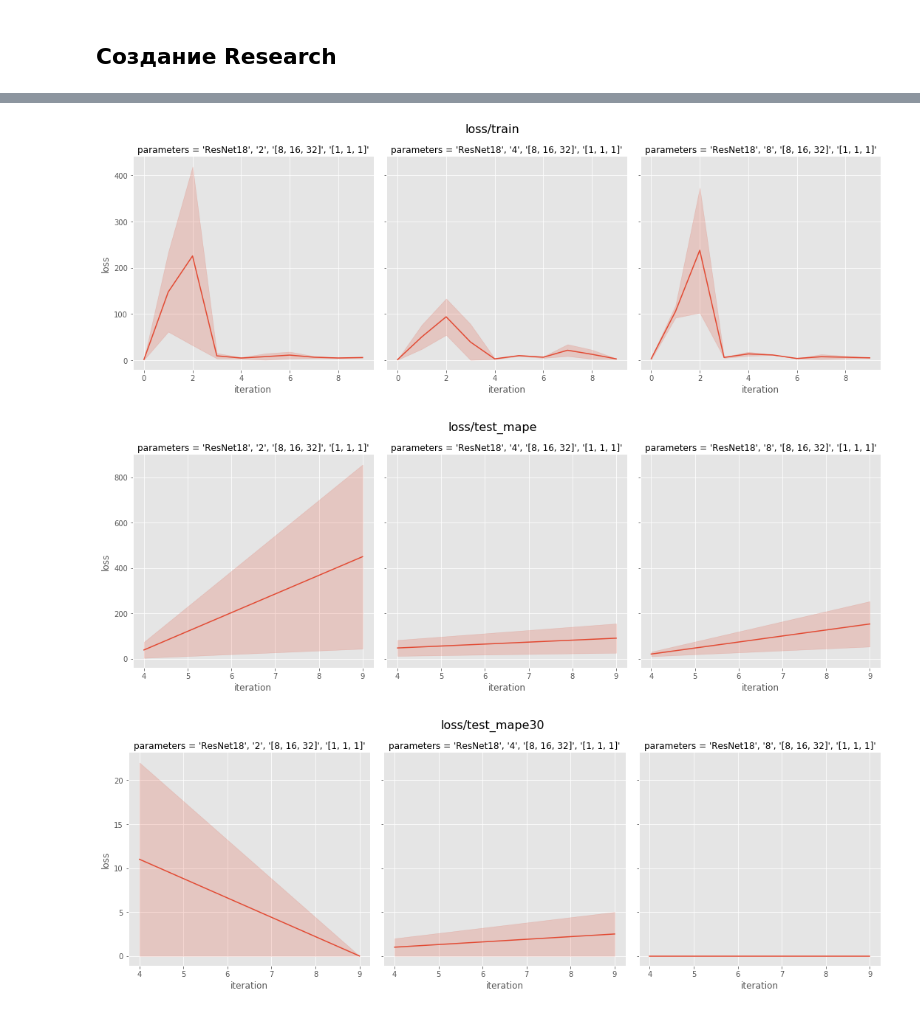
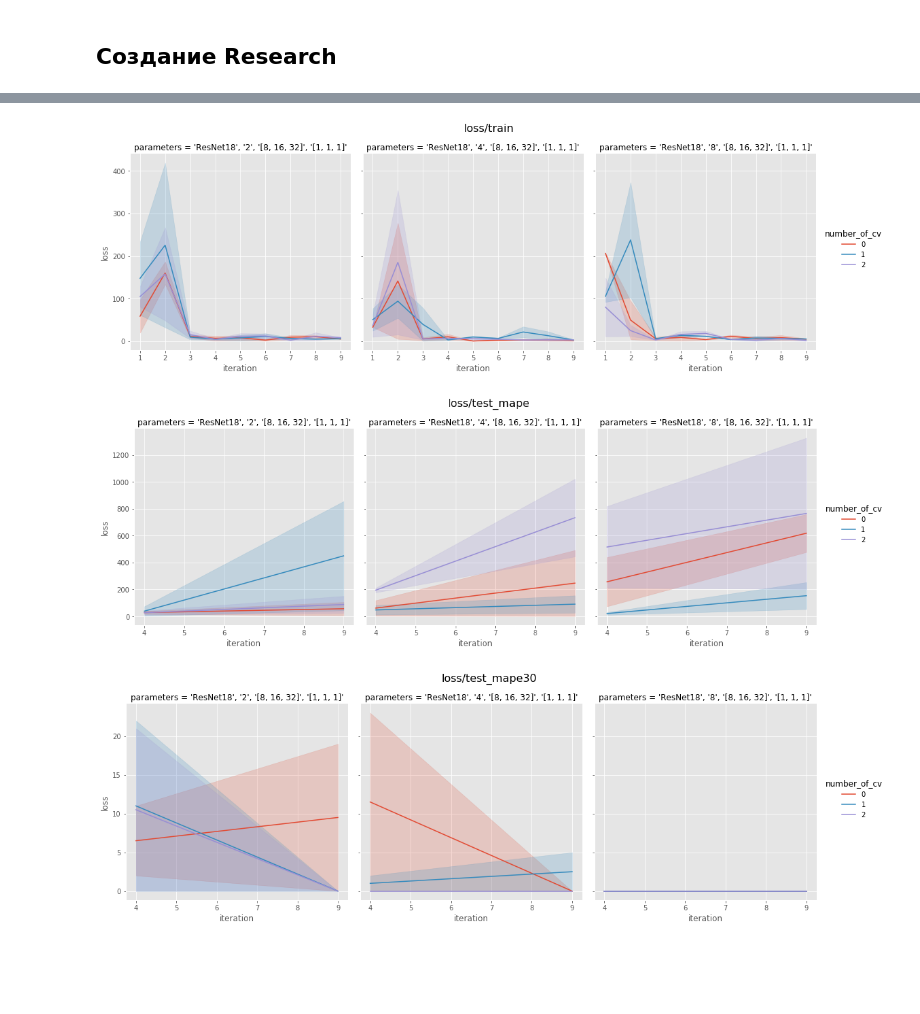
Before and after one commit to analysiscenter/radial, a Jupyter notebook: research/research_cv.ipynb, the cells around one changed output, grey strips where cells are left out. Cells and saved outputs as stored; diff of their text form; code cells hidden in the pictures; blank space fills up the shorter version.

Commit message:
added drawing of cross validation results in research_cv

```diff
--- a/research/research_cv.ipynb
+++ b/research/research_cv.ipynb
@@ -53,44 +53,6 @@ def split_df_by_name(results, parameters):
             new_df = new_df.append(values)
         all_names[names] = new_df
     return all_names
-
-def draw_logs(grouped_dict, names, data_types):
-    grouped = [grouped_dict.get(name) for name in names]
-    for name, df in zip(names, grouped):
-        nan_col = df.columns[df.isna().any()].tolist()
-        dtype = data_types[0]
-        for dt in data_types:
-            if dt not in nan_col:
-                dtype = dt
-                break
-        df[dtype] = df[dtype].astype(float)
-        g = sns.FacetGrid(df, col='parameters', height=5)
-        g.fig.suptitle(dtype + '/' + name, fontsize=16, y=1.05)
-        g.map(sns.lineplot, 'iteration', dtype)
-        plt.show()
-
-def draw_hist(data, name):
-    plt.figure(figsize=(10, 7))
-    for n, metric_list in data.groupby('parameters')[name]:
-        sns.distplot(np.mean(list(metric_list), axis=0), label=str(n))
-    plt.xlabel('Error value')
-    plt.ylabel('Probability of error')
-    plt.title('Distribution of absolute error')
-    plt.legend()
-    plt.show()
-
-def draw_stats(research, log_names=None, typos_log_var=None, hist_name=None, type_hist_var=None):
-    if not isinstance(research, str):
-        results = research.load_results()
-    else:
-        results = Research().load(research).load_results(as_dataframe=True, use_alias=False)
-
-    parameters = list(results.columns[:np.argmax(results.columns == 'repetition')])
-    all_names = split_df_by_name(results, parameters)
-    if log_names:
-        draw_logs(all_names, log_names, typos_log_var)
-    if hist_name:
-        draw_hist(all_names[hist_name], type_hist_var)
 # %% [markdown]
 ## Подготовка данных
 если хотите обучать пайплайны по кросс валидации, напишите количество бинов в `cross_val` иначе будет происходить стандартное разделение на train/test.
@@ -248,6 +272,7 @@ Distributor has 6 jobs with 10 iterations. Totally: 60
 # %%
-draw_stats(res[0], ['train', 'test_mape', 'test_mape30'], ['loss', 'metrics'], 'test_ape', 'metrics')
+draw_stats('research_cv_7', ['train', 'test_mape', 'test_mape30'], ['loss', 'metrics'], None, 'test_ape', 'metrics',
+           cross_val=cross_val, iter_start=1)
 # %% [output]
-[figure, old version]
+[figure, new version]
-[figure, old version]
+[figure, new version]
-[figure, old version]
+[figure, new version]
```
Also changed, not shown: parts of 5 cells of this notebook.
